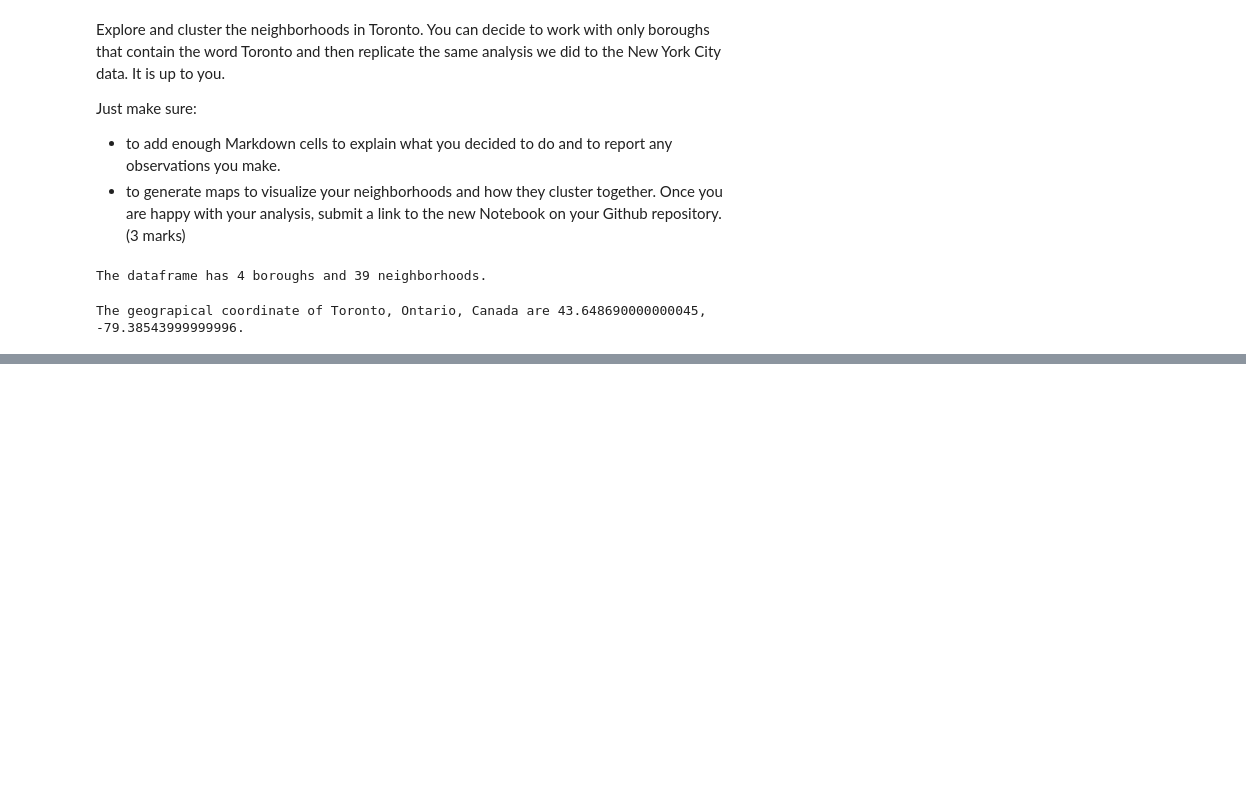
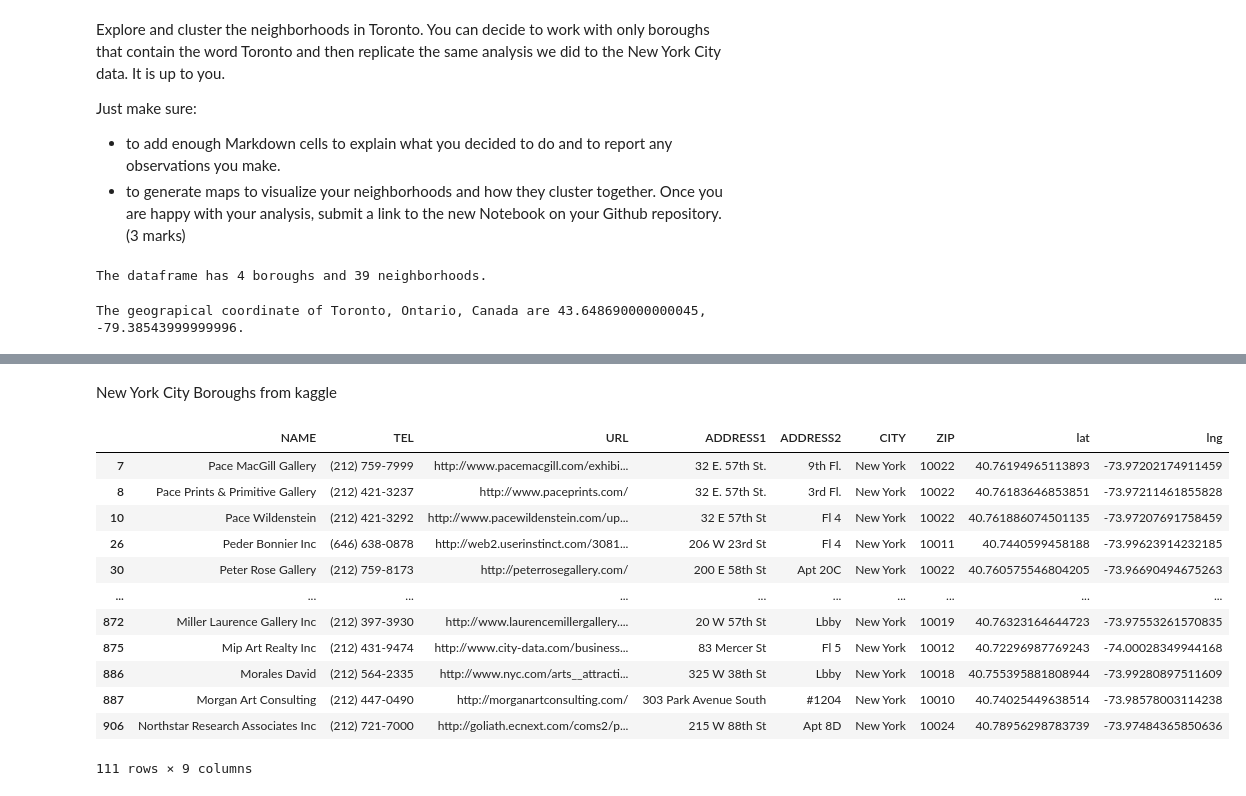
Before and after one commit to noiseorigin/ibm-data-science-capstone, a Jupyter notebook: Capstone Project Notebook.ipynb, the cells around one changed output, grey strips where cells are left out. Saved outputs shown, nothing was run; the diff lists cells and outputs as text; code cells hidden in the pictures; blank space fills up the shorter version.

Commit message:
half done nyc gallery exploratory

```diff
--- a/Capstone Project Notebook.ipynb
+++ b/Capstone Project Notebook.ipynb
@@ -263,3 +263,29 @@ for lat, lng, label in zip(torontoData['Latitude'], torontoData['Longitude'], to
 map_tr
 # %% [output]
 [interactive output not drawn]
+# %% [markdown]
+New York City Boroughs from kaggle
+# %%
+nyc_gallery=pd.read_csv("ART_GALLERY.csv")
+nyc_gallery.the_geom = nyc_gallery.the_geom.str.replace("POINT","")
+nyc_gallery.the_geom = nyc_gallery.the_geom.str.replace("(","")
+nyc_gallery.the_geom = nyc_gallery.the_geom.str.replace(")","")
+nyc_gallery['lat'] = nyc_gallery['the_geom'].apply( lambda x: x.split(' ')[2] )
+nyc_gallery['lng'] = nyc_gallery['the_geom'].apply( lambda x: x.split(' ')[1] )
+nyc_gallery = nyc_gallery.drop(['the_geom'],axis=1)
+# %%
+nyc_gallery[nyc_gallery['ADDRESS2'].notna()]
+# %% [output]
+|  | NAME | TEL | URL | ADDRESS1 | ADDRESS2 | CITY | ZIP | lat | lng |
+| 7 | Pace MacGill Gallery | (212) 759-7999 | http://www.pacemacgill.com/exhibi... | 32 E. 57th St. | 9th Fl. | New York | 10022 | 40.76194965113893 | -73.97202174911459 |
+| 8 | Pace Prints & Primitive Gallery | (212) 421-3237 | http://www.paceprints.com/ | 32 E. 57th St. | 3rd Fl. | New York | 10022 | 40.76183646853851 | -73.97211461855828 |
+| 10 | Pace Wildenstein | (212) 421-3292 | http://www.pacewildenstein.com/up... | 32 E 57th St | Fl 4 | New York | 10022 | 40.761886074501135 | -73.97207691758459 |
+| 26 | Peder Bonnier Inc | (646) 638-0878 | http://web2.userinstinct.com/3081... | 206 W 23rd St | Fl 4 | New York | 10011 | 40.7440599458188 | -73.99623914232185 |
+| 30 | Peter Rose Gallery | (212) 759-8173 | http://peterrosegallery.com/ | 200 E 58th St | Apt 20C | New York | 10022 | 40.760575546804205 | -73.96690494675263 |
+| ... | ... | ... | ... | ... | ... | ... | ... | ... | ... |
+| 872 | Miller Laurence Gallery Inc | (212) 397-3930 | http://www.laurencemillergallery.... | 20 W 57th St | Lbby | New York | 10019 | 40.76323164644723 | -73.97553261570835 |
+| 875 | Mip Art Realty Inc | (212) 431-9474 | http://www.city-data.com/business... | 83 Mercer St | Fl 5 | New York | 10012 | 40.72296987769243 | -74.00028349944168 |
+| 886 | Morales David | (212) 564-2335 | http://www.nyc.com/arts__attracti... | 325 W 38th St | Lbby | New York | 10018 | 40.755395881808944 | -73.99280897511609 |
+| 887 | Morgan Art Consulting | (212) 447-0490 | http://morganartconsulting.com/ | 303 Park Avenue South | #1204 | New York | 10010 | 40.74025449638514 | -73.98578003114238 |
+| 906 | Northstar Research Associates Inc | (212) 721-7000 | http://goliath.ecnext.com/coms2/p... | 215 W 88th St | Apt 8D | New York | 10024 | 40.78956298783739 | -73.97484365850636 |
+111 rows × 9 columns
```
Also changed, not shown: parts of 3 cells of this notebook, 2 other files.
